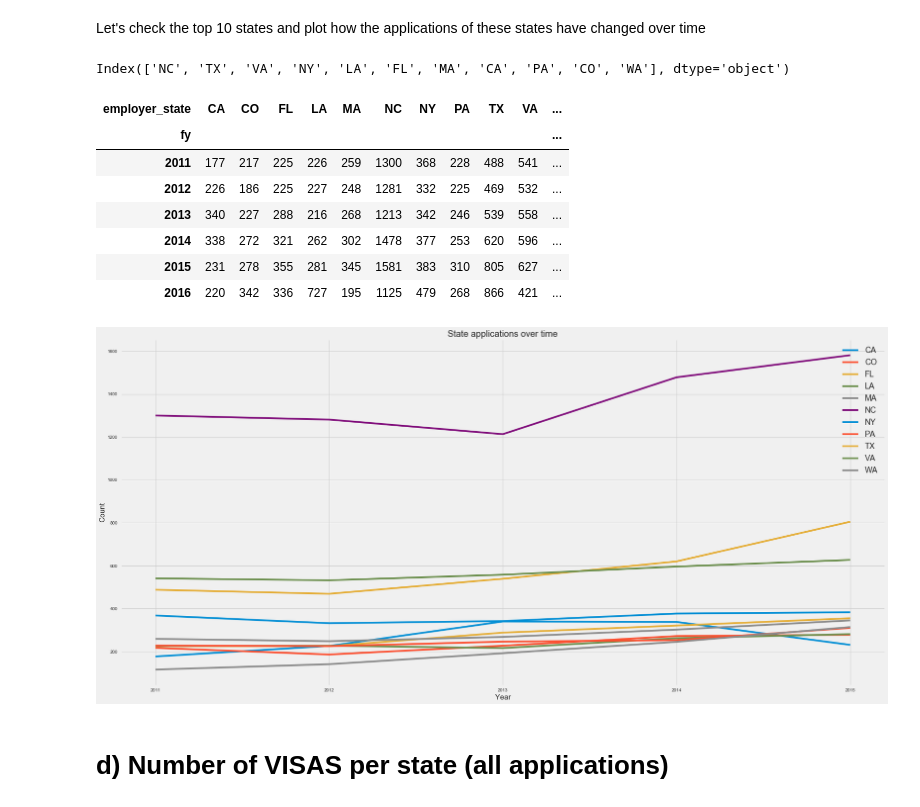
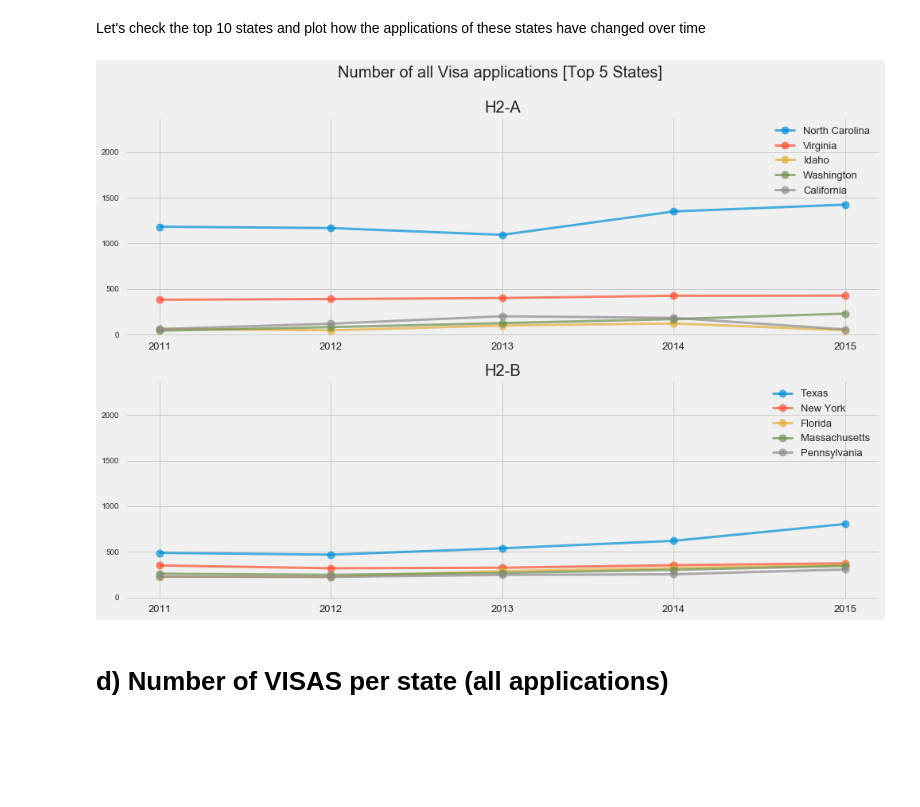
Before and after one commit to nachocarracedo/portfolio, a Jupyter notebook: H2_Visas/h2_visas_analysis.ipynb, the cells around one changed output. Cells and saved outputs as stored; diff of their text form; code cells hidden in the pictures; blank space fills up the shorter version.

```diff
--- a/H2_Visas/h2_visas_analysis.ipynb
+++ b/H2_Visas/h2_visas_analysis.ipynb
@@ -916,4 +934,0 @@ to_plot
-# %%
-fygb = h2visas_df.groupby('fy')
-to_plot = fygb['n_requested','n_certified'].aggregate(np.sum)
-to_plot
@@ -963,34 +966,47 @@ plt.show()
 # c) Which states request the most visas and how has this changed over time?
 # %% [markdown]
 Let's check the top 10 states and plot how the applications of these states have changed over time
-# %%
-top10_states = h2visas_df.employer_state.value_counts().index[:11]
-top10_states
-# %% [output]
-Index(['NC', 'TX', 'VA', 'NY', 'LA', 'FL', 'MA', 'CA', 'PA', 'CO', 'WA'], dtype='object')
-# %%
-apgp = h2visas_df[h2visas_df["employer_state"].isin(top10_states)].groupby(['fy','employer_state'])['fy'].count()
-to_plot = apgp.unstack(level=1,fill_value=0)
-to_plot
-# %% [output]
-| employer_state | CA | CO | FL | LA | MA | NC | NY | PA | TX | VA | ... |
-| fy |  |  |  |  |  |  |  |  |  |  | ... |
-| 2011 | 177 | 217 | 225 | 226 | 259 | 1300 | 368 | 228 | 488 | 541 | ... |
-| 2012 | 226 | 186 | 225 | 227 | 248 | 1281 | 332 | 225 | 469 | 532 | ... |
-| 2013 | 340 | 227 | 288 | 216 | 268 | 1213 | 342 | 246 | 539 | 558 | ... |
-| 2014 | 338 | 272 | 321 | 262 | 302 | 1478 | 377 | 253 | 620 | 596 | ... |
-| 2015 | 231 | 278 | 355 | 281 | 345 | 1581 | 383 | 310 | 805 | 627 | ... |
-| 2016 | 220 | 342 | 336 | 727 | 195 | 1125 | 479 | 268 | 866 | 421 | ... |
-# %%
-fig = plt.figure(figsize=(25,12))
-ax1 = plt.subplot2grid((1,1), (0, 0))
-ax1.set(xlabel='Year' , ylabel='Count', title='State applications over time',xticks=(np.arange(2011, 2016, 1.0)))
-ax1.ticklabel_format(useOffset=False)
-ax1.plot(to_plot.loc[:2015])
-ax1.legend(apgp.index.levels[1],loc=0,prop={'size':18})
-plt.tight_layout()
-plt.show()
-# %% [output]
-[figure, removed]
+# %%
+h2visas_dfB = h2visas_df[h2visas_df['visa_type'] == 'H-2B']
+h2visas_dfA = h2visas_df[h2visas_df['visa_type'] == 'H-2A']
+
+top5_statesA = h2visas_dfA.employer_state.value_counts().index[:5]
+top5_statesB = h2visas_dfB.employer_state.value_counts().index[:5]
+
+apgpA = h2visas_dfA[h2visas_dfA["employer_state"].isin(top5_statesA)].groupby(['fy','employer_state'])['fy'].count()
+to_plotA = apgpA.unstack(level=1,fill_value=0)
+
+apgpB = h2visas_dfB[h2visas_dfB["employer_state"].isin(top5_statesB)].groupby(['fy','employer_state'])['fy'].count()
+to_plotB = apgpB.unstack(level=1,fill_value=0)
+# %%
+fig = plt.figure(figsize=(14,10))
+
+
+ymax = np.max([np.max(np.max(to_plot)),np.max(np.max(to_plot))])
+
+ax1 = plt.subplot2grid((2,1), (0, 0))
+ax1.set(title='Number of all Visa applications [Top 5 States] \n\nH2-A',xticks=(np.arange(2011, 2016, 1.0)))
+for st in top5_statesA:
+    ax1.plot(to_plotA.loc[:2015][st],linestyle='-', marker='o',linewidth=3,markersize=10,alpha=0.7,label=states[st])
+
+ax1.set_ylim([-20,ymax+800])
+ax1.xaxis.set_tick_params(labelsize=13)
+ax1.legend(fontsize=13)
+
+
+ax2 = plt.subplot2grid((2,1), (1, 0))
+ax2.set(title='H2-B',xticks=(np.arange(2011, 2016, 1.0)))
+for st in top5_statesB:
+    ax2.plot(to_plotB.loc[:2015][st],linestyle='-', marker='o',linewidth=3,markersize=10,alpha=0.7,label=states[st])
+
+ax2.set_ylim([-20,ymax+800])
+ax2.xaxis.set_tick_params(labelsize=13)
+ax2.legend(fontsize=13)
+
+
+plt.tight_layout()
+plt.show()
+# %% [output]
+[figure, added]
 # %% [markdown]
 # d) Number of VISAS per state (all applications)
```
Also changed, not shown: parts of 30 cells of this notebook, 2 other files.
